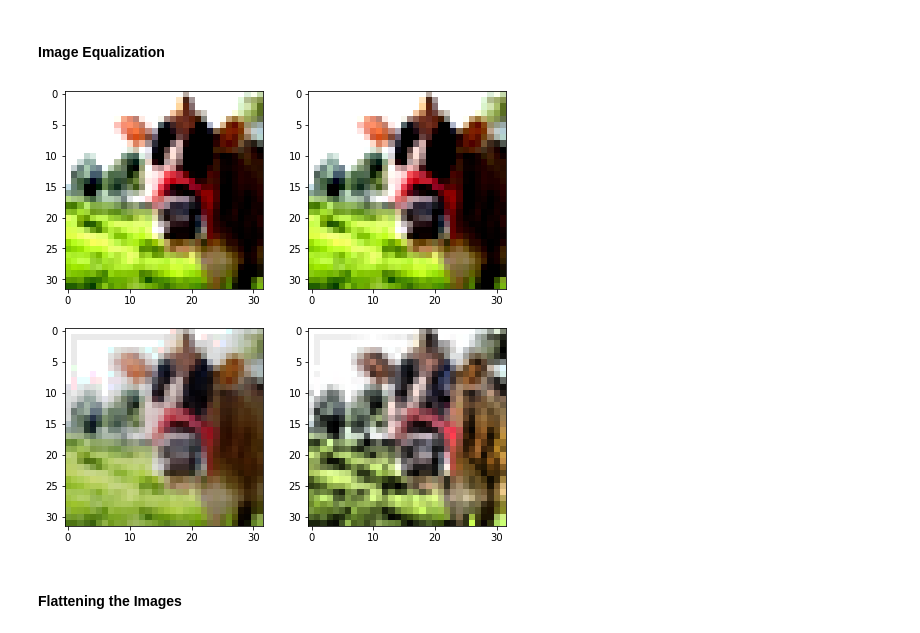
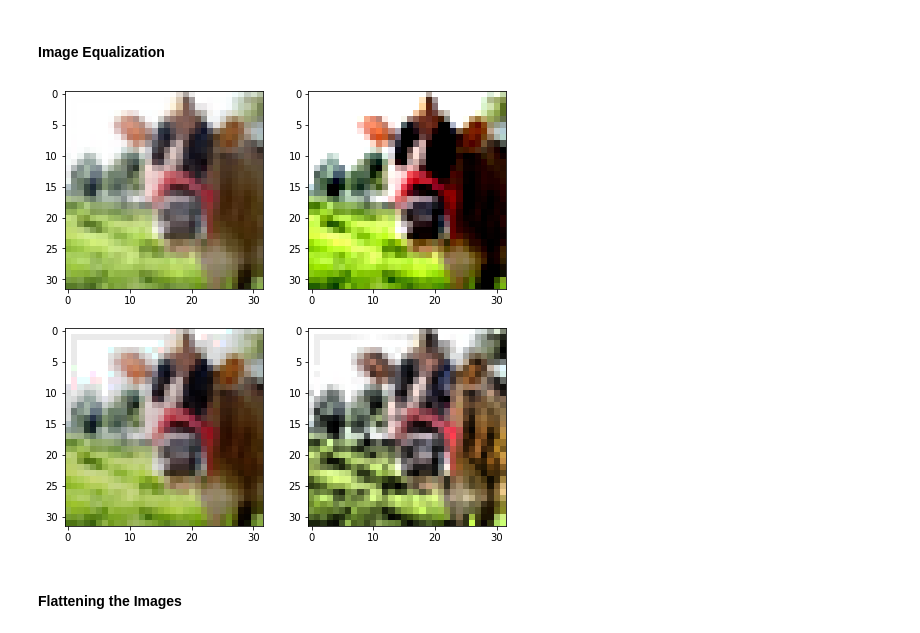
Before and after one commit to hollycraig/machine_learning_assignment_2, a Jupyter notebook: random_forest.ipynb, the cells around one changed output. Cells and saved outputs as stored; diff of their text form; code cells hidden in the pictures.

```diff
--- a/random_forest.ipynb
+++ b/random_forest.ipynb
@@ -74,17 +74,17 @@ img_adapteq = equalize_adapthist(og_image, 0.02)
 # %%
 w=10
 h=10
 fig=plt.figure(figsize=(8, 8))
 columns = 2
 rows = 2
-images = [x_train[0], img_rescale, hist_eq_image, img_adapteq]
+images = [og_image, img_rescale, hist_eq_image, img_adapteq]
 for i in range(1, columns*rows +1):
     img = np.random.randint(10, size=(h,w))
     fig.add_subplot(rows, columns, i)
     plt.imshow(images[i - 1])
 plt.show()
 # %% [output]
-[figure, old version]
+[figure, new version]
 # %% [markdown]
 #### Flattening the Images
 # %%
```
Also changed, not shown: parts of 7 cells of this notebook.
